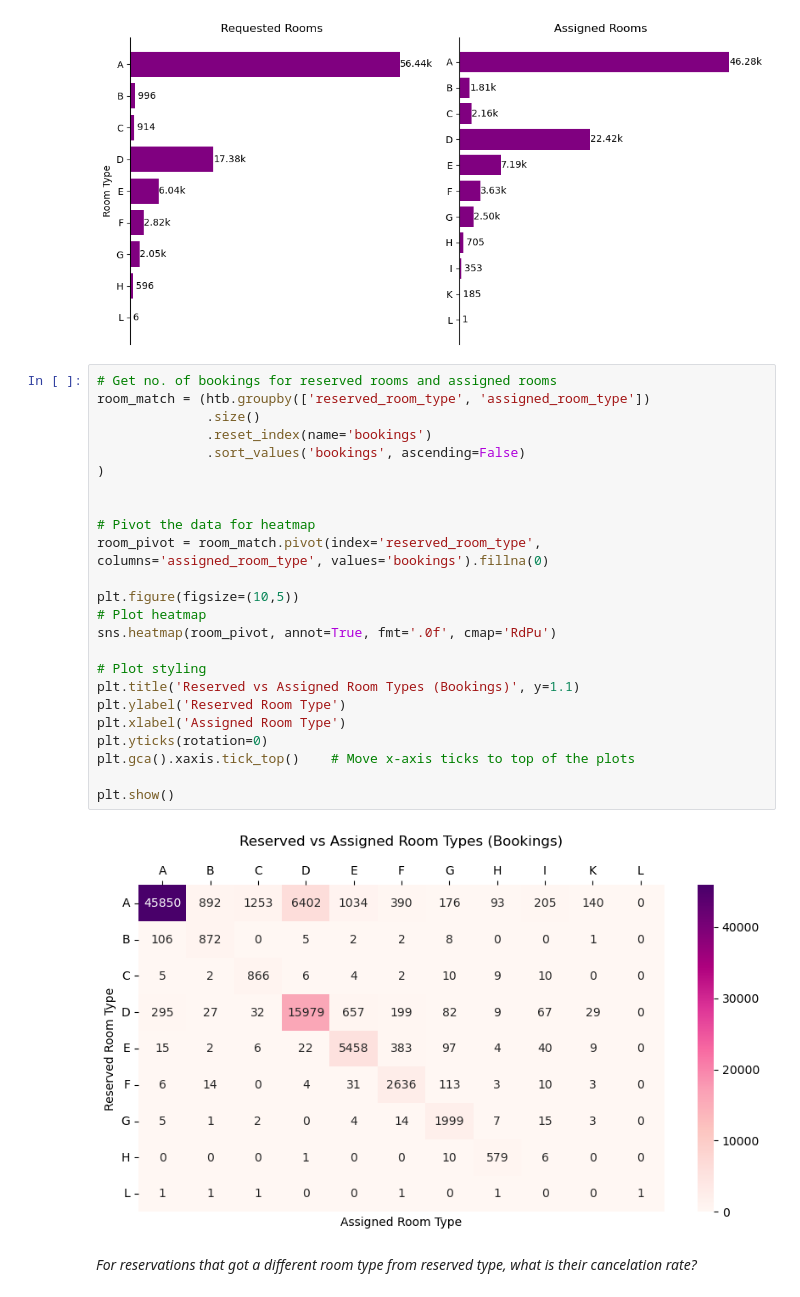
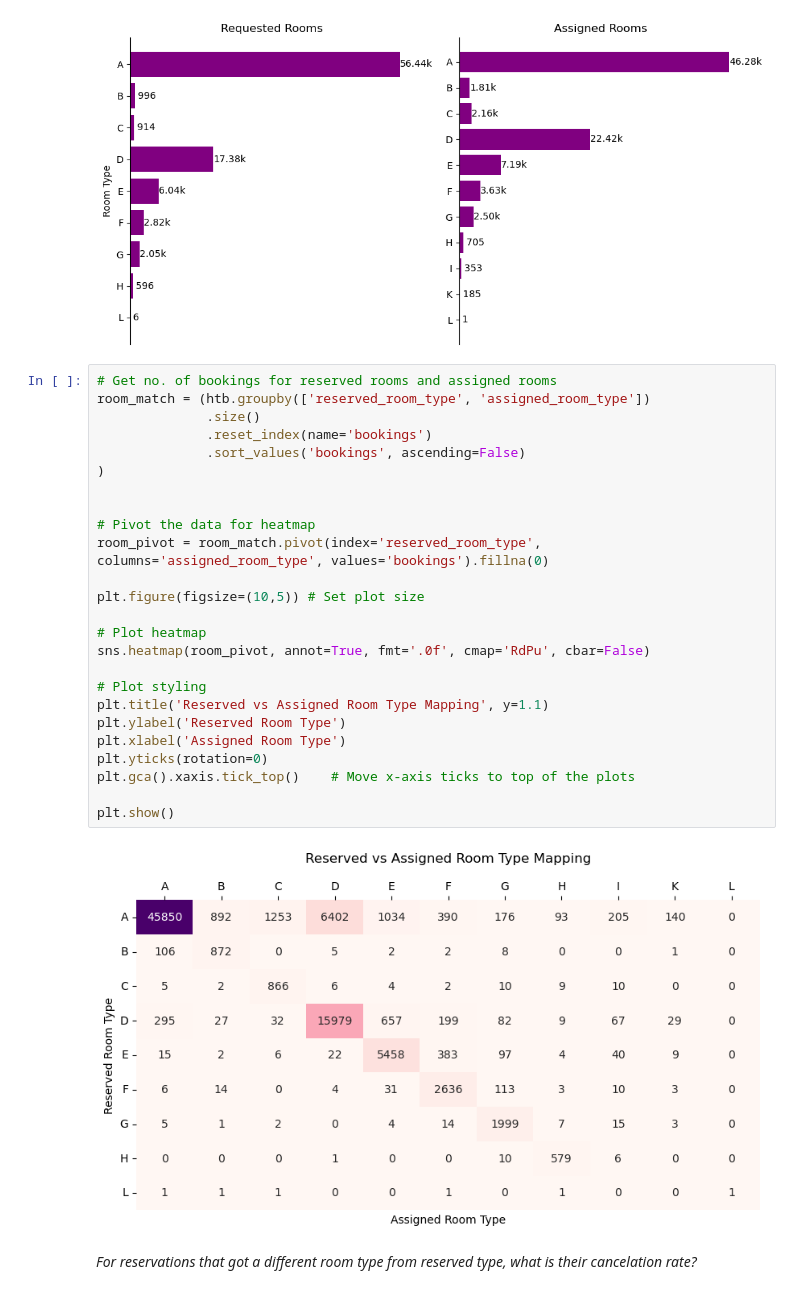
Before and after one commit to AdesanyaAzeez/Hotel-Booking-Analysis, a Jupyter notebook: 1_EDA-Bookings_Arrivals.ipynb, the cells around one changed output. Saved outputs shown, nothing was run; the diff lists cells and outputs as text.

```diff
--- a/1_EDA-Bookings_Arrivals.ipynb
+++ b/1_EDA-Bookings_Arrivals.ipynb
@@ -362,29 +389,30 @@ plt.show()
 # %%
 # Get no. of bookings for reserved rooms and assigned rooms
 room_match = (htb.groupby(['reserved_room_type', 'assigned_room_type'])
               .size()
               .reset_index(name='bookings')
               .sort_values('bookings', ascending=False)
 )
 
 
 # Pivot the data for heatmap
 room_pivot = room_match.pivot(index='reserved_room_type', columns='assigned_room_type', values='bookings').fillna(0)
 
-plt.figure(figsize=(10,5))
+plt.figure(figsize=(10,5)) # Set plot size
+
 # Plot heatmap
-sns.heatmap(room_pivot, annot=True, fmt='.0f', cmap='RdPu')
+sns.heatmap(room_pivot, annot=True, fmt='.0f', cmap='RdPu', cbar=False)
 
 # Plot styling
-plt.title('Reserved vs Assigned Room Types (Bookings)', y=1.1)
+plt.title('Reserved vs Assigned Room Type Mapping', y=1.1)
 plt.ylabel('Reserved Room Type')
 plt.xlabel('Assigned Room Type')
 plt.yticks(rotation=0)
 plt.gca().xaxis.tick_top()    # Move x-axis ticks to top of the plots
 
 plt.show()
 # %% [output]
-[figure, old version]
+[figure, new version]
 # %% [markdown]
 *For reservations that got a different room type from reserved type, what is their cancelation rate?*
 # %%
```
Also changed, not shown: parts of 6 cells of this notebook, 6 other files.
